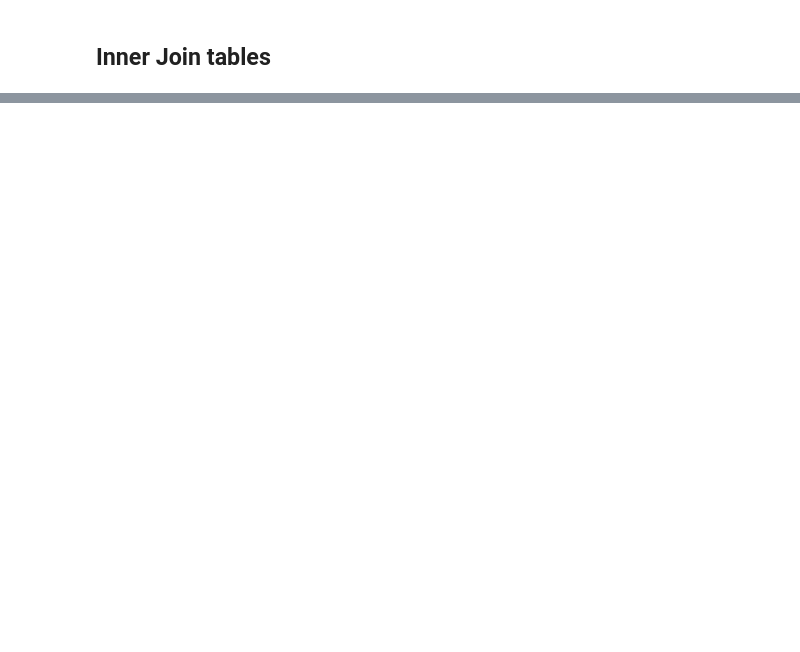
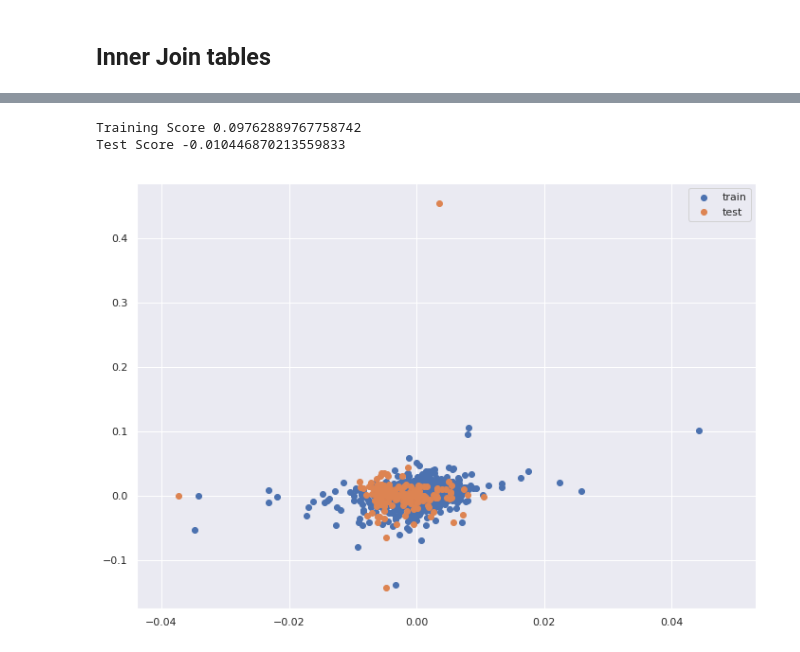
Before and after one commit to dieko95/AlgoTrading, a Jupyter notebook: AlgoTrading.ipynb, the cells around one changed output, grey strips where cells are left out. Drawn from its saved outputs; the diff is of its cells as text; code cells hidden in the pictures; blank space fills up the shorter version.

Commit message:
Final Notebook with models (DecTree, RFR, GradBoostn, NeuralNets)

```diff
--- a/AlgoTrading.ipynb
+++ b/AlgoTrading.ipynb
@@ -258,0 +504,6 @@ finalDf.head()
+# %%
+rfr = RandomForestRegressor(max_depth=1, max_leaf_nodes=5 ,random_state = 0)
+rfr.fit(train_features, train_targets)
+
+# for feature in zip(feature_names, rfr.feature_importances_):
+#     print(feature)
@@ -258,0 +574,20 @@ finalDf.head()
+# %%
+
+from keras.models import Sequential
+from keras.layers import Dense
+
+
+
+from numpy.random import seed
+seed(1)
+
+# Create the model
+model_1 = Sequential()
+model_1.add(Dense(100, input_dim=scaled_train_features.shape[1], activation='relu'))
+model_1.add(Dense(40, activation='relu'))
+model_1.add(Dense(20, activation='relu'))
+model_1.add(Dense(1, activation='linear'))
+
+# Fit the model
+model_1.compile(optimizer='adam', loss='mse')
+history = model_1.fit(scaled_train_features, train_targets, epochs=100)
@@ -258,0 +612,22 @@ finalDf.head()
+# %%
+import seaborn as sns
+sns.set()
+
+from sklearn.metrics import r2_score
+import matplotlib.pyplot as plt
+
+# Calculate R^2 score
+train_preds = model_1.predict(scaled_train_features)
+test_preds = model_1.predict(scaled_test_features)
+print('Training Score {}'.format(r2_score(train_targets, train_preds)))
+print('Test Score {}'.format(r2_score(test_targets, test_preds)))
+
+# # Plot predictions vs actual
+plt.scatter(train_preds, train_targets, label='train')
+plt.scatter(test_preds, test_targets, label='test')
+plt.legend()
+plt.show()
+# %% [output]
+Training Score 0.09762889767758742
+Test Score -0.010446870213559833
+[figure, added]
```
Also changed, not shown: parts of 80 cells of this notebook.
